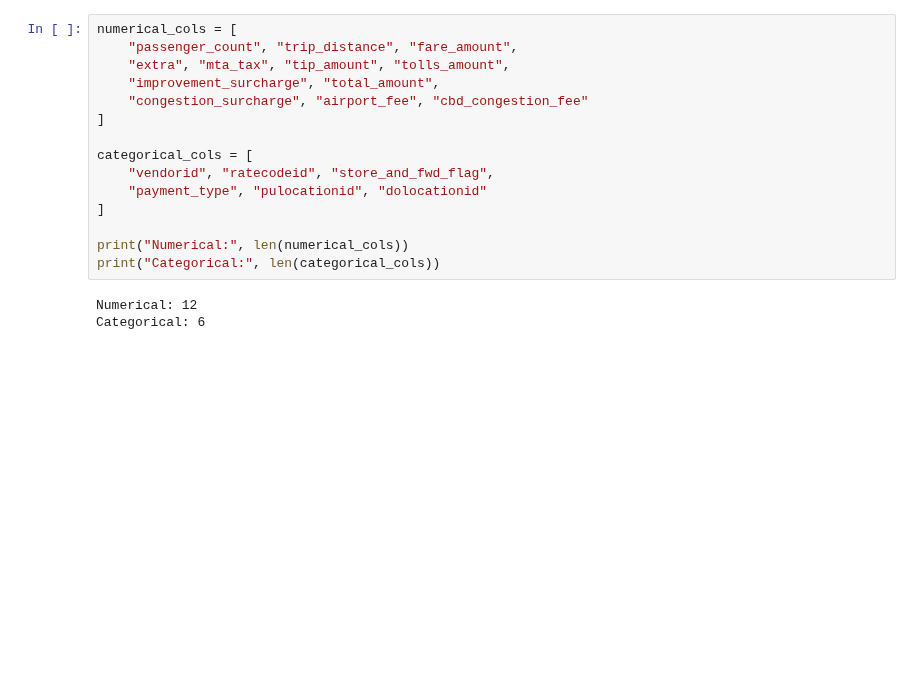
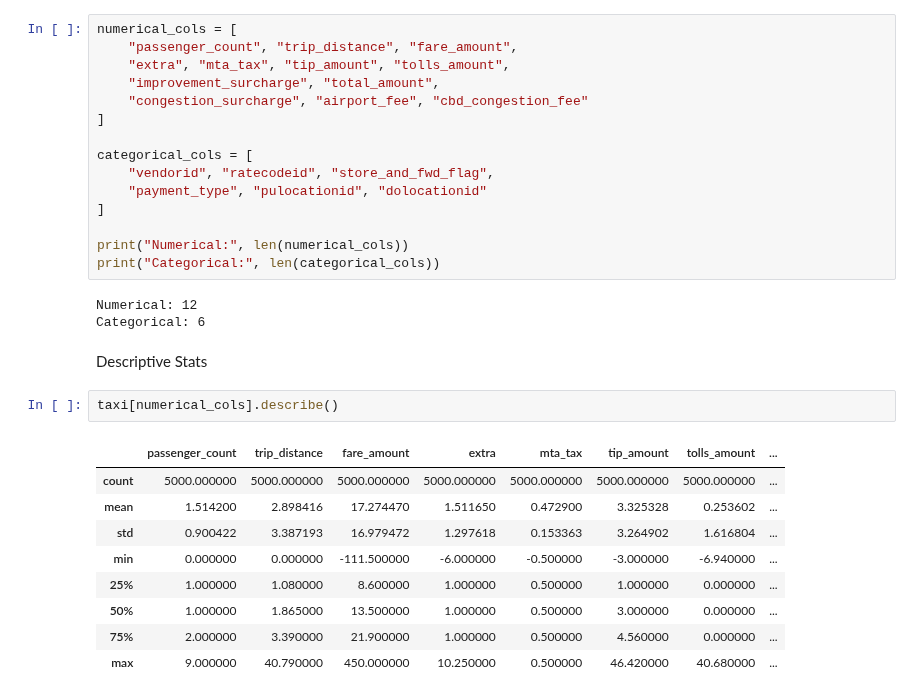
Before and after one commit to tasm3/cs460-data-scienc, a Jupyter notebook: nyc_taxi_eda.ipynb, the cells around one changed output. Saved outputs shown, nothing was run; the diff lists cells and outputs as text; blank space fills up the shorter version.

Commit message:
added descriptive statistics

```diff
--- a/nyc_taxi_eda.ipynb
+++ b/nyc_taxi_eda.ipynb
@@ -138,3 +142,17 @@ print("Categorical:", len(categorical_cols))
 # %% [output]
 Numerical: 12
 Categorical: 6
+# %% [markdown]
+Descriptive Stats
+# %%
+taxi[numerical_cols].describe()
+# %% [output]
+|  | passenger_count | trip_distance | fare_amount | extra | mta_tax | tip_amount | tolls_amount | ... |
+| count | 5000.000000 | 5000.000000 | 5000.000000 | 5000.000000 | 5000.000000 | 5000.000000 | 5000.000000 | ... |
+| mean | 1.514200 | 2.898416 | 17.274470 | 1.511650 | 0.472900 | 3.325328 | 0.253602 | ... |
+| std | 0.900422 | 3.387193 | 16.979472 | 1.297618 | 0.153363 | 3.264902 | 1.616804 | ... |
+| min | 0.000000 | 0.000000 | -111.500000 | -6.000000 | -0.500000 | -3.000000 | -6.940000 | ... |
+| 25% | 1.000000 | 1.080000 | 8.600000 | 1.000000 | 0.500000 | 1.000000 | 0.000000 | ... |
+| 50% | 1.000000 | 1.865000 | 13.500000 | 1.000000 | 0.500000 | 3.000000 | 0.000000 | ... |
+| 75% | 2.000000 | 3.390000 | 21.900000 | 1.000000 | 0.500000 | 4.560000 | 0.000000 | ... |
+| max | 9.000000 | 40.790000 | 450.000000 | 10.250000 | 0.500000 | 46.420000 | 40.680000 | ... |
```
Also changed, not shown: parts of 4 cells of this notebook.
